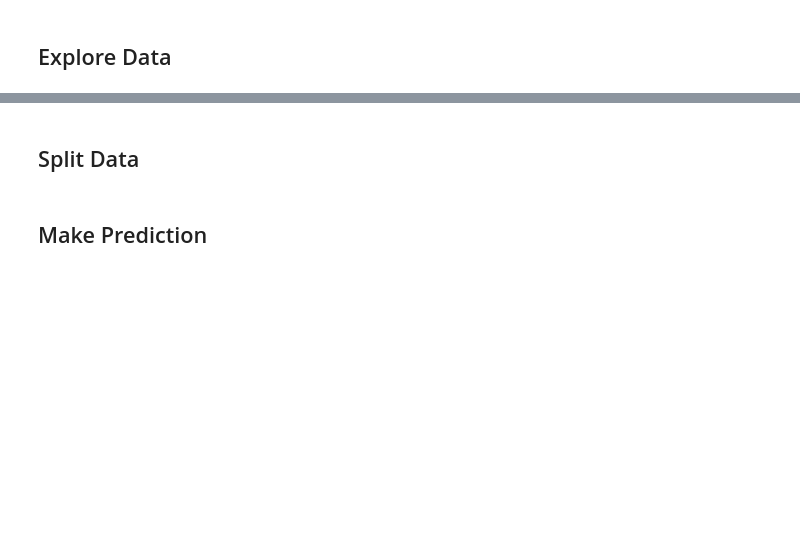
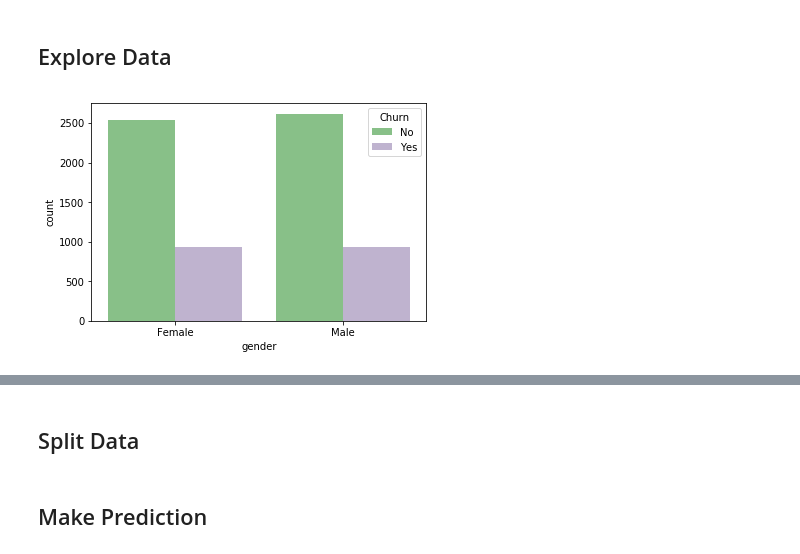
Before and after one commit to PattarapornH/churn-prediction, a Jupyter notebook: churn_prediction.ipynb, the cells around one changed output, grey strips where cells are left out. Drawn from its saved outputs; the diff is of its cells as text; code cells hidden in the pictures; blank space fills up the shorter version.

```diff
--- a/churn_prediction.ipynb
+++ b/churn_prediction.ipynb
@@ -108,2 +82,13 @@ dtype: object
 # %% [markdown]
 ## Explore Data
+# %%
+#gender
+gender = pd.DataFrame(data={"gender": use_data['gender'],
+                            "Churn": use_data['Churn']})
+
+gend = sns.countplot(x='gender', hue='Churn', data=gender, palette="Accent")
+
+
+# show that gender does not affect to churn
+# %% [output]
+[figure, added]
```
Also changed, not shown: parts of 13 cells of this notebook.
